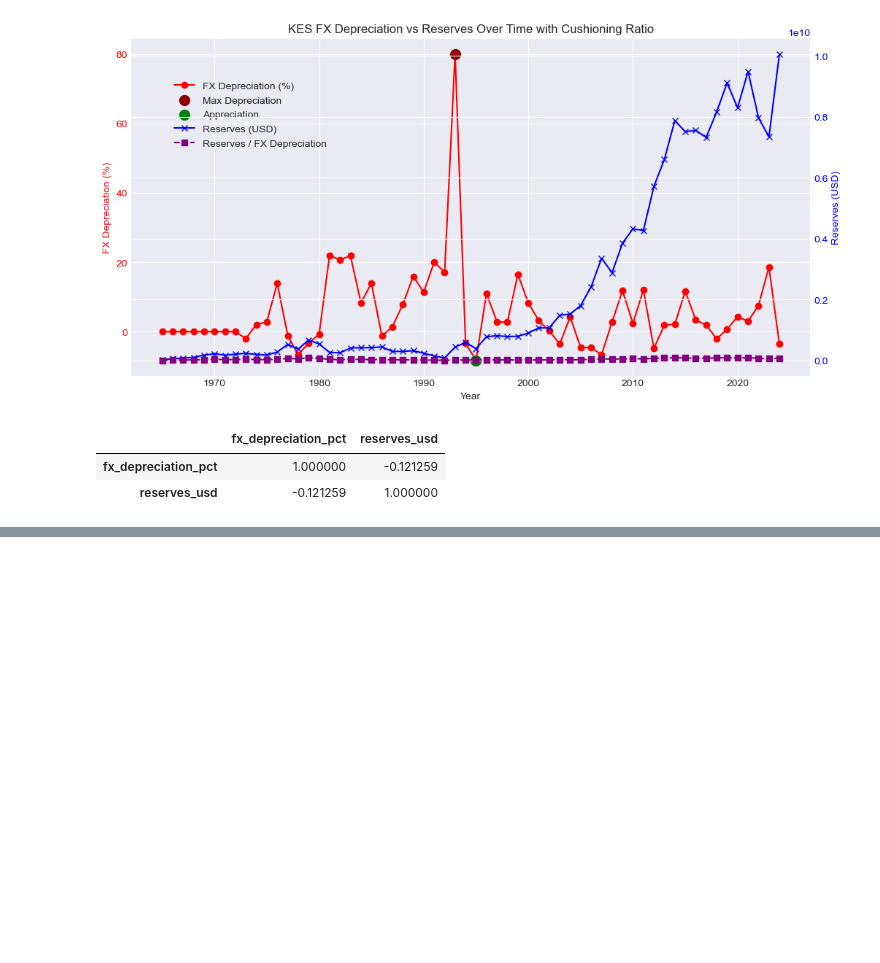
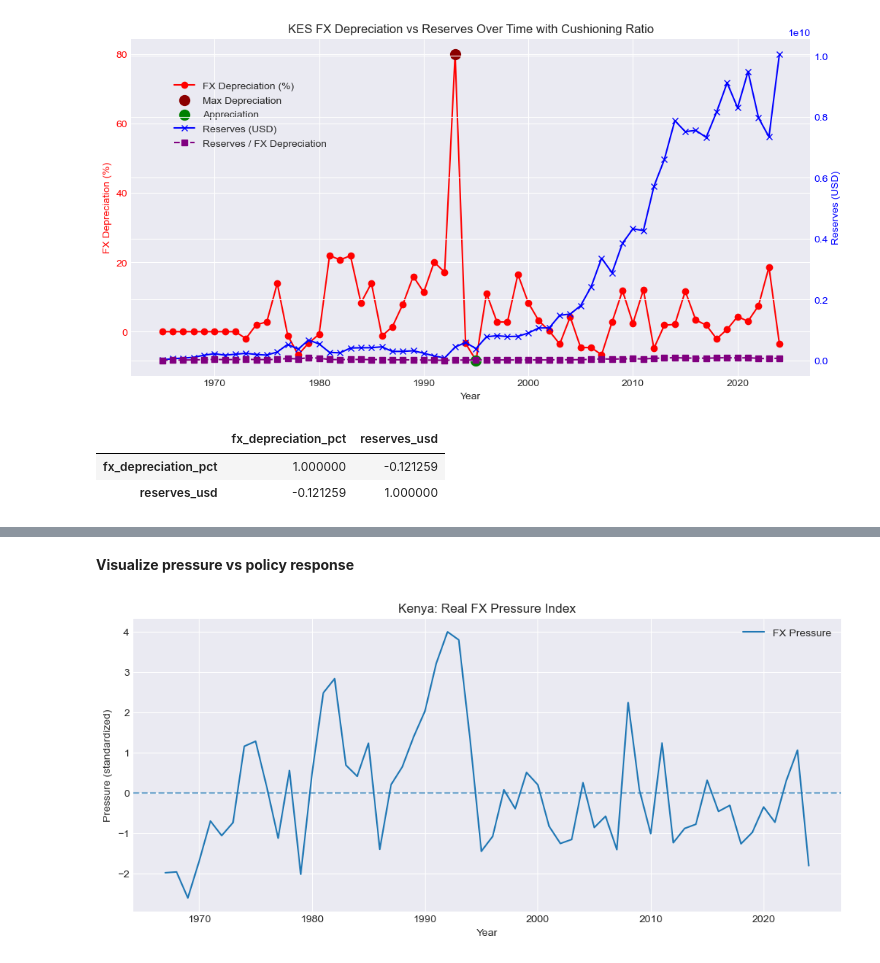
Before and after one commit to GACHINGU/AI-Financial-Crisis-Prediction, a Jupyter notebook: Index.ipynb, the cells around one changed output, grey strips where cells are left out. Saved outputs shown, nothing was run; the diff lists cells and outputs as text; code cells hidden in the pictures; blank space fills up the shorter version.

```diff
--- a/Index.ipynb
+++ b/Index.ipynb
@@ -646,0 +732,2 @@ plot_data[['fx_depreciation_pct', 'reserves_usd']].corr()
+# %%
+df_model = df_model.dropna()
@@ -646,0 +748,9 @@ plot_data[['fx_depreciation_pct', 'reserves_usd']].corr()
+# %%
+df_model['reserves_lag'] = df_model['reserves_usd'].shift(1)
+
+df_model['reserves_pct_change'] = (
+    (df_model['reserves_usd'] - df_model['reserves_lag'])
+    / df_model['reserves_lag']
+) * 100
+# %%
+df_model = df_model.dropna()
@@ -646,0 +773,7 @@ plot_data[['fx_depreciation_pct', 'reserves_usd']].corr()
+# %%
+#Reserve loss increases pressure → negative sign.
+df_model['fx_pressure'] = (
+    df_model['fx_dep_z']
+    - df_model['reserves_change_z']
+    + df_model['inflation_z']
+)
@@ -646,0 +794,13 @@ plot_data[['fx_depreciation_pct', 'reserves_usd']].corr()
+# %% [markdown]
+**Visualize pressure vs policy response**
+# %%
+plt.figure(figsize=(12,5))
+plt.plot(df_model['year'], df_model['fx_pressure'], label='FX Pressure')
+plt.axhline(0, linestyle='--', alpha=0.6)
+plt.title('Kenya: Real FX Pressure Index')
+plt.xlabel('Year')
+plt.ylabel('Pressure (standardized)')
+plt.legend()
+plt.show()
+# %% [output]
+[figure, added]
```
Also changed, not shown: parts of 35 cells of this notebook, 3 other files.
